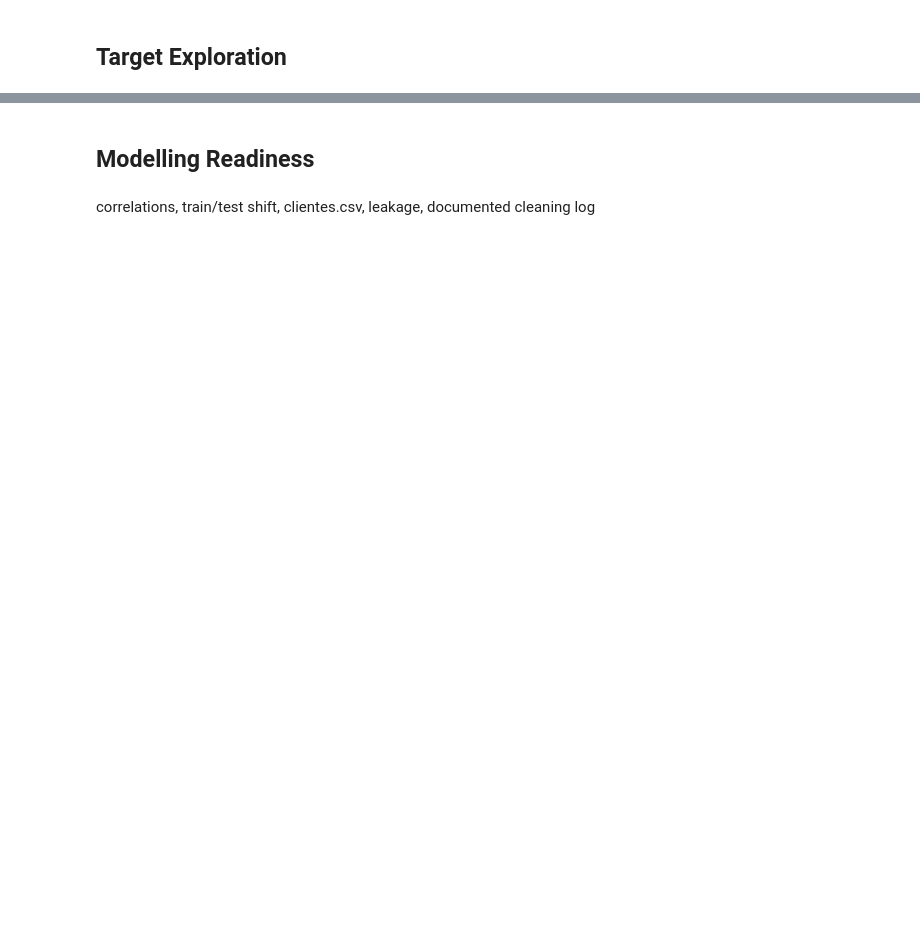
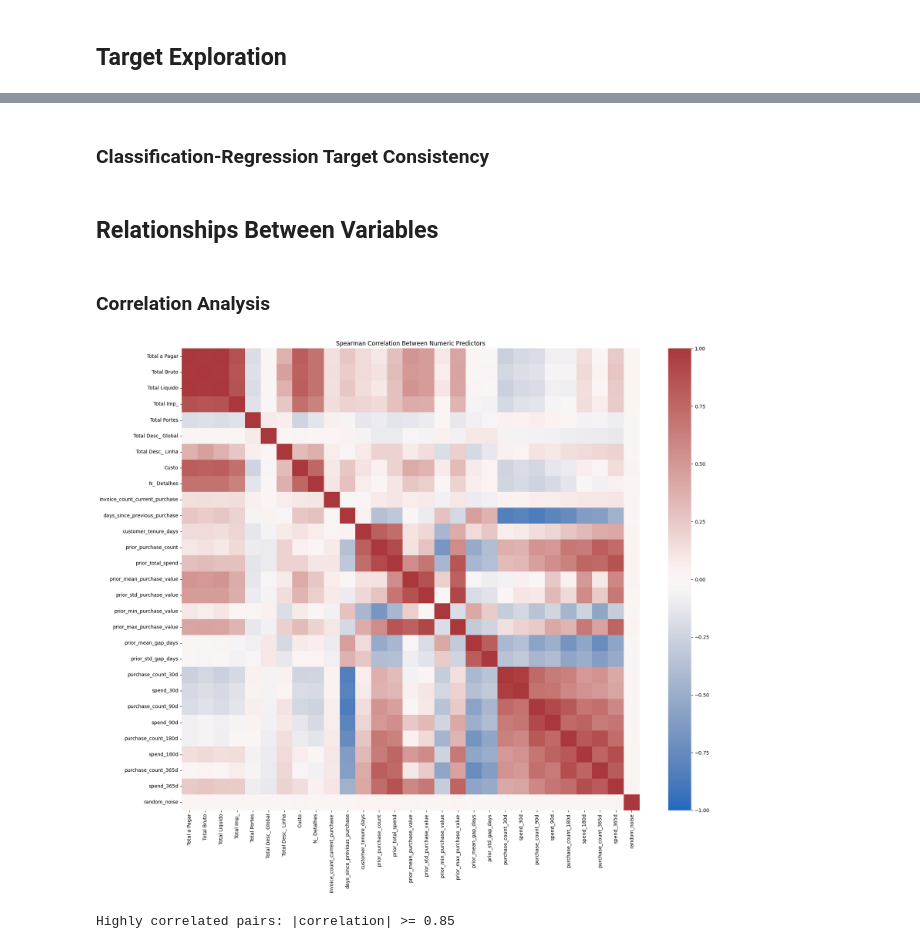
Before and after one commit to luisrafaelsoeiro/ETAI_Project, a Jupyter notebook: exploration.ipynb, the cells around one changed output, grey strips where cells are left out. Drawn from its saved outputs; the diff is of its cells as text; code cells hidden in the pictures; blank space fills up the shorter version.

```diff
--- a/exploration.ipynb
+++ b/exploration.ipynb
@@ -564,0 +705,14 @@ monetary, categorical, historical, rolling frequency, rolling speed, random_nois
+# %%
+targets = ["repeat_purchase_90d", "spend_next_90d"]
+identifiers = ["ID", "customer_id"]
+date_columns = ["purchase_date"]
+excluded_columns = targets + identifiers + date_columns
+predictor_cols = [col for col in train.columns if col not in excluded_columns]
+
+numeric_cols = train[predictor_cols].select_dtypes(include=[np.number]).columns.tolist()
+
+categorical_cols = train[predictor_cols].select_dtypes(include=["object", "category", "bool", "string"]).columns.tolist()
+
+print("Potential predictor columns:", len(predictor_cols))
+print("Numeric columns:", len(numeric_cols), "->", numeric_cols)
+print("Categorical columns:", len(categorical_cols), "->", categorical_cols)
@@ -569,4 +1065,61 @@ classification target, regression target, class imbalance, target relationships
+# %% [markdown]
+### Classification-Regression Target Consistency
 # %% [markdown]
-## Modelling Readiness
+## Relationships Between Variables
-# %% [markdown]
-correlations, train/test shift, clientes.csv, leakage, documented cleaning log
+# %% [markdown]
+### Correlation Analysis
+# %%
+numeric_predictors = train[predictor_cols].select_dtypes(
+    include="number"
+).columns.tolist()
+
+if len(numeric_predictors) >= 2:
+
+    correlation_matrix = train[numeric_predictors].corr(method="spearman")
+
+    plt.figure(figsize=(
+        max(10, len(numeric_predictors) * 0.65),
+        max(8, len(numeric_predictors) * 0.55)
+    ))
+
+    sns.heatmap(
+        correlation_matrix,
+        cmap="vlag",
+        center=0,
+        vmin=-1,
+        vmax=1
+    )
+
+    plt.title("Spearman Correlation Between Numeric Predictors")
+    plt.tight_layout()
+    plt.show()
+
+    upper_triangle = correlation_matrix.where(
+        np.triu(
+            np.ones(correlation_matrix.shape),
+            k=1
+        ).astype(bool)
+    )
+
+    high_correlations = (
+        upper_triangle.stack()
+        .rename("spearman_correlation")
+        .to_frame()
+    )
+
+    high_correlations["absolute_correlation"] = (
+        high_correlations["spearman_correlation"].abs()
+    )
+
+    high_correlations = high_correlations[
+        high_correlations["absolute_correlation"] >= 0.85
+    ].sort_values("absolute_correlation", ascending=False)
+
+    print("Highly correlated pairs: |correlation| >= 0.85")
+    display(high_correlations)
+
+else:
+    print("Not enough numeric predictors for correlation analysis.")
+# %% [output]
+[figure, added]
+Highly correlated pairs: |correlation| >= 0.85
```
Also changed, not shown: parts of 46 cells of this notebook.
